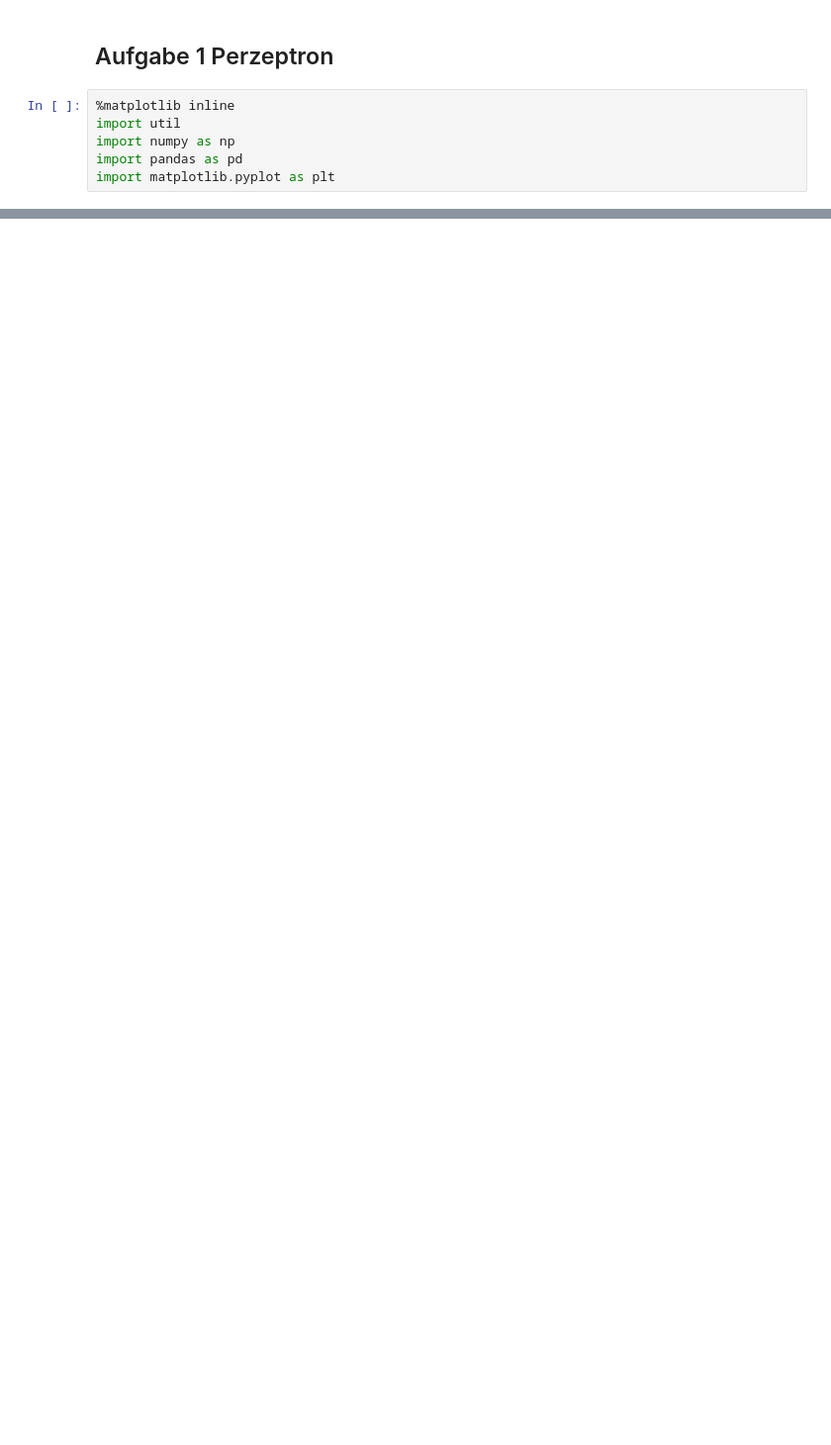
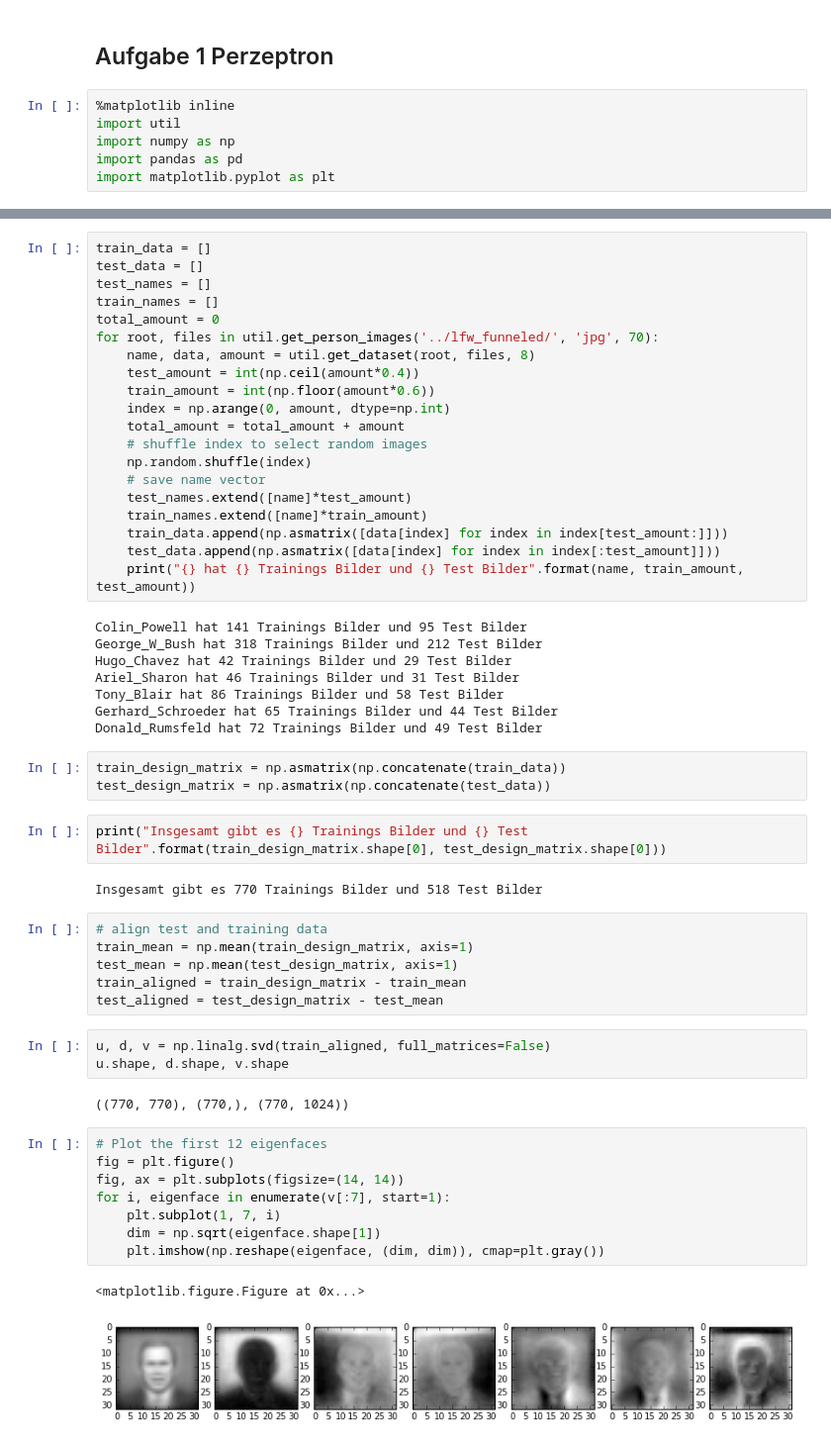
Before and after one commit to mahieke/maschinelles_lernen, a Jupyter notebook: a3/perceptron.ipynb, the cells around one changed output, grey strips where cells are left out. Shown at 99% size. Saved outputs shown, nothing was run; the diff lists cells and outputs as text; blank space fills up the shorter version.

```diff
--- a/a3/perceptron.ipynb
+++ b/a3/perceptron.ipynb
@@ -37,0 +52,57 @@ ax = perceptron.plot_result2D(4)
+# %%
+train_data = []
+test_data = []
+test_names = []
+train_names = []
+total_amount = 0
+for root, files in util.get_person_images('../lfw_funneled/', 'jpg', 70):
+    name, data, amount = util.get_dataset(root, files, 8)
+    test_amount = int(np.ceil(amount*0.4))
+    train_amount = int(np.floor(amount*0.6))
+    index = np.arange(0, amount, dtype=np.int)
+    total_amount = total_amount + amount
+    # shuffle index to select random images
+    np.random.shuffle(index)
+    # save name vector
+    test_names.extend([name]*test_amount)
+    train_names.extend([name]*train_amount)
+    train_data.append(np.asmatrix([data[index] for index in index[test_amount:]]))
+    test_data.append(np.asmatrix([data[index] for index in index[:test_amount]]))
+    print("{} hat {} Trainings Bilder und {} Test Bilder".format(name, train_amount, test_amount))
+# %% [output]
+Colin_Powell hat 141 Trainings Bilder und 95 Test Bilder
+George_W_Bush hat 318 Trainings Bilder und 212 Test Bilder
+Hugo_Chavez hat 42 Trainings Bilder und 29 Test Bilder
+Ariel_Sharon hat 46 Trainings Bilder und 31 Test Bilder
+Tony_Blair hat 86 Trainings Bilder und 58 Test Bilder
+Gerhard_Schroeder hat 65 Trainings Bilder und 44 Test Bilder
+Donald_Rumsfeld hat 72 Trainings Bilder und 49 Test Bilder
+# %%
+train_design_matrix = np.asmatrix(np.concatenate(train_data))
+test_design_matrix = np.asmatrix(np.concatenate(test_data))
+# %%
+print("Insgesamt gibt es {} Trainings Bilder und {} Test Bilder".format(train_design_matrix.shape[0], test_design_matrix.shape[0]))
+# %% [output]
+Insgesamt gibt es 770 Trainings Bilder und 518 Test Bilder
+# %%
+# align test and training data
+train_mean = np.mean(train_design_matrix, axis=1)
+test_mean = np.mean(test_design_matrix, axis=1)
+train_aligned = train_design_matrix - train_mean
+test_aligned = test_design_matrix - test_mean
+# %%
+u, d, v = np.linalg.svd(train_aligned, full_matrices=False)
+u.shape, d.shape, v.shape
+# %% [output]
+((770, 770), (770,), (770, 1024))
+# %%
+# Plot the first 12 eigenfaces
+fig = plt.figure()
+fig, ax = plt.subplots(figsize=(14, 14))
+for i, eigenface in enumerate(v[:7], start=1):
+    plt.subplot(1, 7, i)
+    dim = np.sqrt(eigenface.shape[1])
+    plt.imshow(np.reshape(eigenface, (dim, dim)), cmap=plt.gray())
+# %% [output]
+<matplotlib.figure.Figure at 0x...>
+[figure, added]
```
Also changed, not shown: parts of 20 cells of this notebook, 2 other files.
